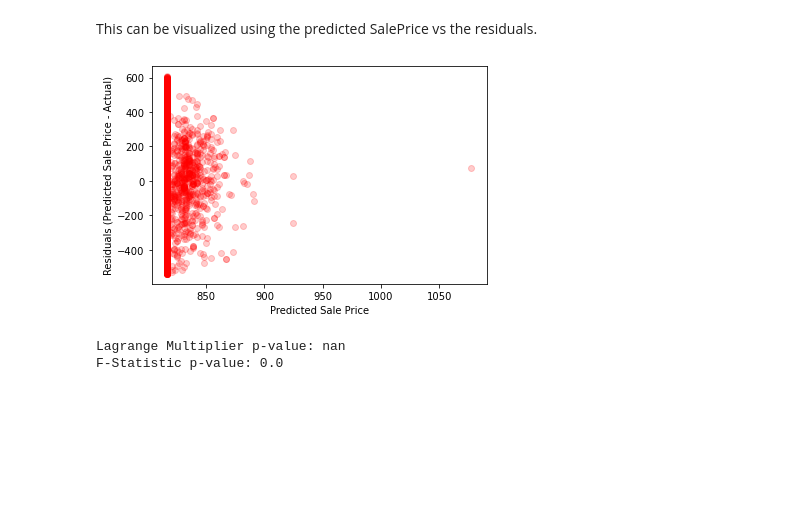
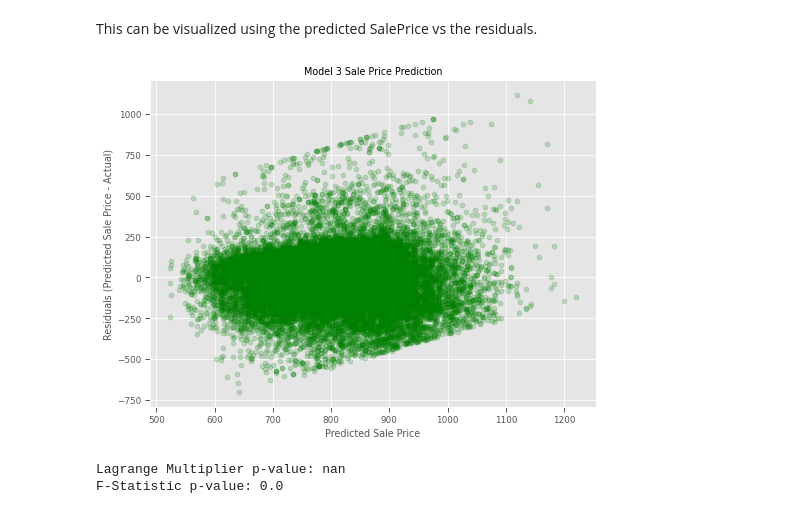
Before and after one commit to smartbre/110920-pt-phase-2-project, a Jupyter notebook: notebooks/exploratory/Exploratory.ipynb, the cells around one changed output. Cells and saved outputs as stored; diff of their text form; code cells hidden in the pictures; blank space fills up the shorter version.

```diff
--- a/notebooks/exploratory/Exploratory.ipynb
+++ b/notebooks/exploratory/Exploratory.ipynb
@@ -359,3 +322,3 @@ Using the zscore appeared to help remove 0 values from the SalePrice.
 # %%
-tsm_df = df[["SalePrice", "SqFtEnclosedPorch"]].copy()
+tsm_df = df[["SalePrice", "SqFtTotLiving", "TotBathrooms", "ViewUtilization" ]].copy()
 tsm_df.dropna(inplace=True)
@@ -362,5 +336,12 @@ tsm_df.dropna(inplace=True)
+# %%
+lbe = LabelEncoder()
+VwUtil_labels = lbe.fit_transform(tsm_df["ViewUtilization"])
+# %%
+tsm_df['ViewUtilization_Encoded'] = VwUtil_labels
+tsm_df.drop('ViewUtilization', axis=1, inplace=True)
 # %%
-tsm = ols(formula="SalePrice ~ SqFtEnclosedPorch", data = tsm_df)
+tsm = ols(formula="SalePrice ~ SqFtTotLiving + TotBathrooms + ViewUtilization_Encoded",
+          data = tsm_df)
 tsm_results = tsm.fit()
 # %%
 tsm_results.summary()
@@ -413,10 +396,11 @@ This can be visualized using the predicted SalePrice vs the residuals.
 y3 = tsm_df['SalePrice']
 y_hat3 = tsm_results.predict()
 # %%
-fig8, ax1 = plt.subplots()
+fig8, ax1 = plt.subplots(figsize=(8,6))
+ax1.set_title("Model 3 Sale Price Prediction")
 ax1.set(xlabel="Predicted Sale Price",
         ylabel="Residuals (Predicted Sale Price - Actual)")
-ax1.scatter(x=y_hat3, y=y_hat3-y3, color='red', alpha=0.2);
+ax1.scatter(x=y_hat3, y=y_hat3-y3, color='green', alpha=0.2);
 # %% [output]
-[figure, old version]
+[figure, new version]
 # %%
```
Also changed, not shown: parts of 60 cells of this notebook, 8 other files.
